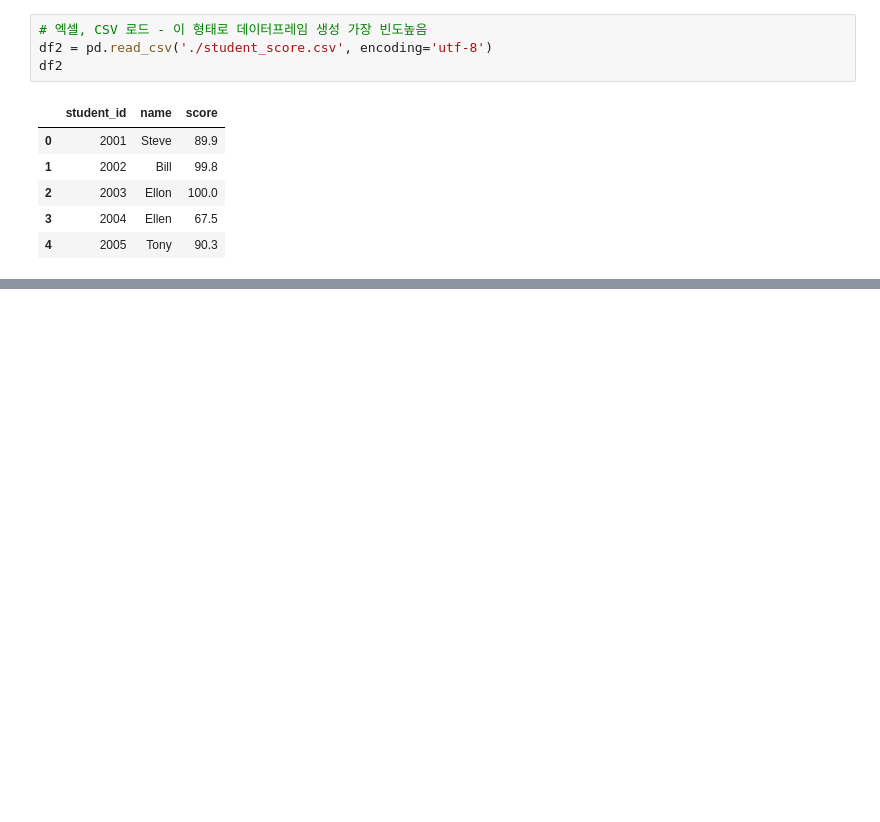
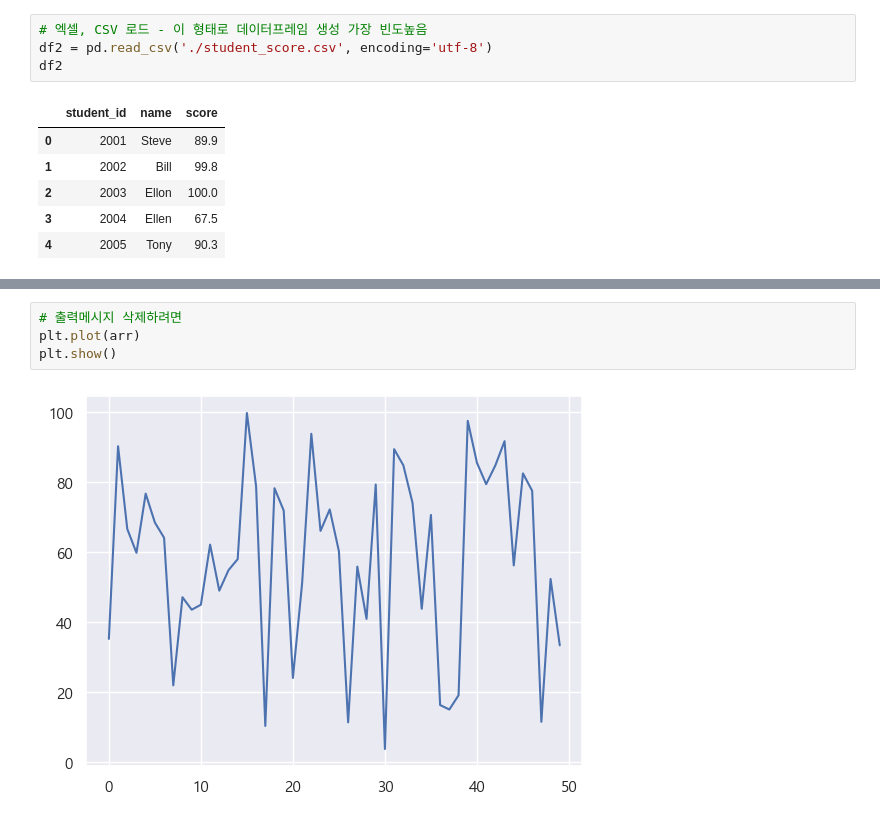
Before and after one commit to Donkwam/iot-dataanalysis-2025, a Jupyter notebook: day02/mldl01_주요모듈학습.ipynb, the cells around one changed output, grey strips where cells are left out. Drawn from its saved outputs; the diff is of its cells as text; blank space fills up the shorter version.

```diff
--- a/day02/mldl01_주요모듈학습.ipynb
+++ b/day02/mldl01_주요모듈학습.ipynb
@@ -166,0 +249,6 @@ df2
+# %%
+# 출력메시지 삭제하려면
+plt.plot(arr)
+plt.show()
+# %% [output]
+[figure, added]
```
Also changed, not shown: parts of 33 cells of this notebook, 4 other files.
